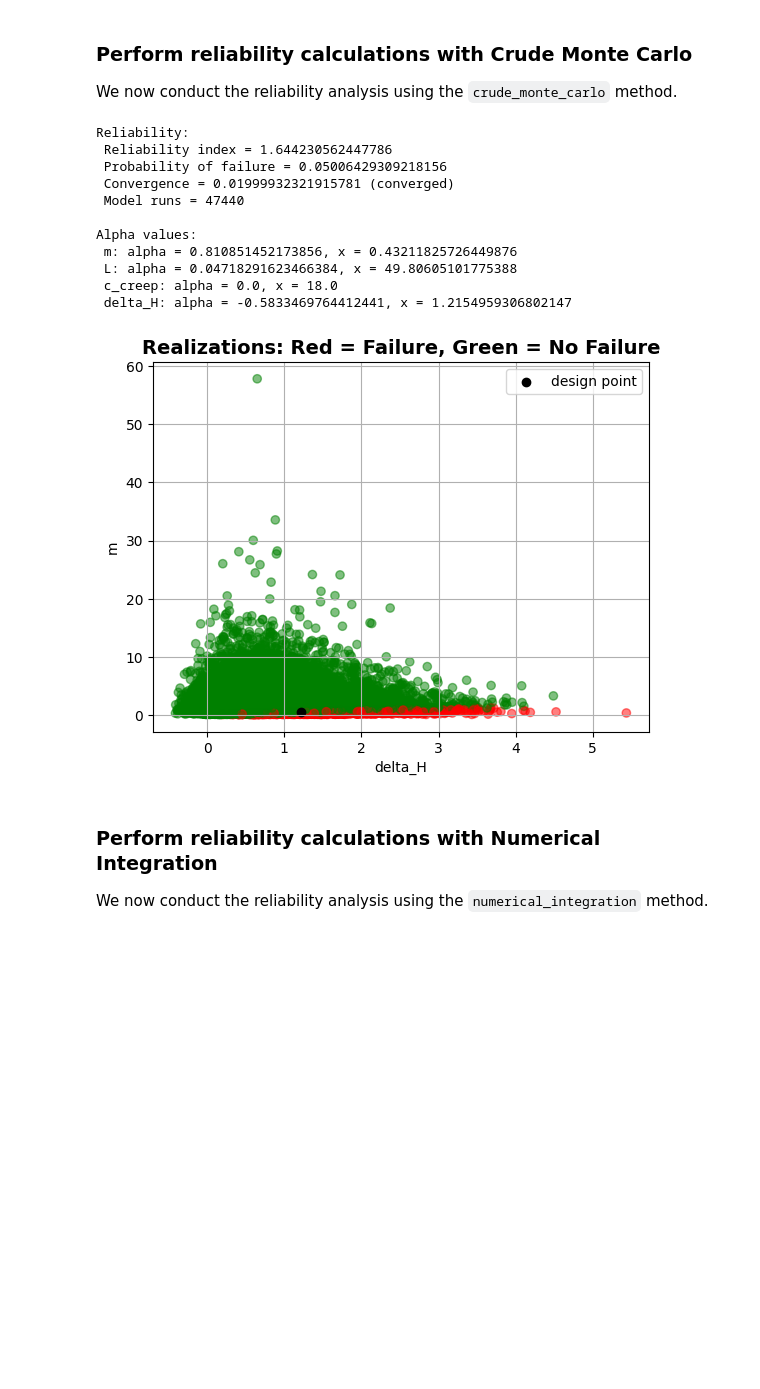
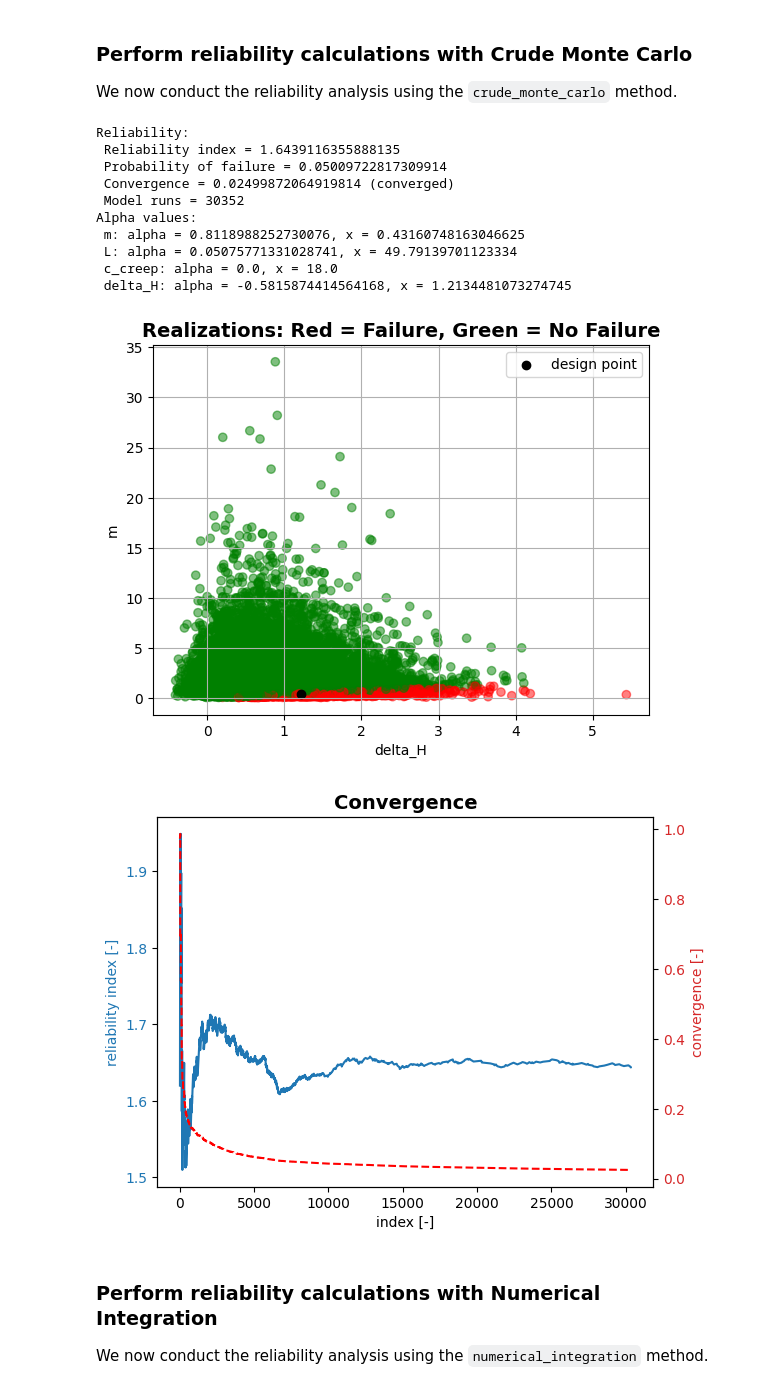
Before and after one commit to Deltares/ProbabilisticLibrary, a Jupyter notebook: sources/Deltares.Probabilistic.PWrapper.Notebooks/reliability_methods_bligh.ipynb, the cells around one changed output. Saved outputs shown, nothing was run; the diff lists cells and outputs as text; code cells hidden in the pictures; blank space fills up the shorter version.

Commit message:
added convergence plot

```diff
--- a/sources/Deltares.Probabilistic.PWrapper.Notebooks/reliability_methods_bligh.ipynb
+++ b/sources/Deltares.Probabilistic.PWrapper.Notebooks/reliability_methods_bligh.ipynb
@@ -64,11 +64,13 @@ project.settings.reliability_method = ReliabilityMethod.form
 project.settings.relaxation_factor = 0.75
 project.settings.maximum_iterations = 50
 project.settings.variation_coefficient = 0.02
+project.settings.save_convergence = True
 
 project.run()
 
 project.design_point.print()
 project.design_point.plot_alphas()
+project.design_point.plot_convergence()
 # %% [output]
 Reliability (FORM)
  Reliability index = 1.627239311154229
@@ -89,26 +91,28 @@ We now conduct the reliability analysis using the `crude_monte_carlo` method.
 # %%
 project.settings.reliability_method = ReliabilityMethod.crude_monte_carlo
 project.settings.minimum_samples = 1000
 project.settings.maximum_samples = 50000
-project.settings.variation_coefficient = 0.02
+project.settings.variation_coefficient = 0.025
 project.settings.save_realizations = True
+project.settings.save_convergence = True
 
 project.run()
 project.design_point.print()
 project.design_point.plot_realizations()
+project.design_point.plot_convergence()
 # %% [output]
 Reliability:
- Reliability index = 1.644230562447786
- Probability of failure = 0.05006429309218156
- Convergence = 0.01999932321915781 (converged)
- Model runs = 47440
-
+ Reliability index = 1.6439116355888135
+ Probability of failure = 0.05009722817309914
+ Convergence = 0.02499872064919814 (converged)
+ Model runs = 30352
 Alpha values:
- m: alpha = 0.810851452173856, x = 0.43211825726449876
- L: alpha = 0.04718291623466384, x = 49.80605101775388
+ m: alpha = 0.8118988252730076, x = 0.43160748163046625
+ L: alpha = 0.05075771331028741, x = 49.79139701123334
  c_creep: alpha = 0.0, x = 18.0
- delta_H: alpha = -0.5833469764412441, x = 1.2154959306802147
+ delta_H: alpha = -0.5815874414564168, x = 1.2134481073274745
-[figure, old version]
+[figure, new version]
+[figure, added]
 # %% [markdown]
 ### Perform reliability calculations with Numerical Integration
 We now conduct the reliability analysis using the `numerical_integration` method.
```
Also changed, not shown: parts of 1 cell of this notebook, 3 other files.
